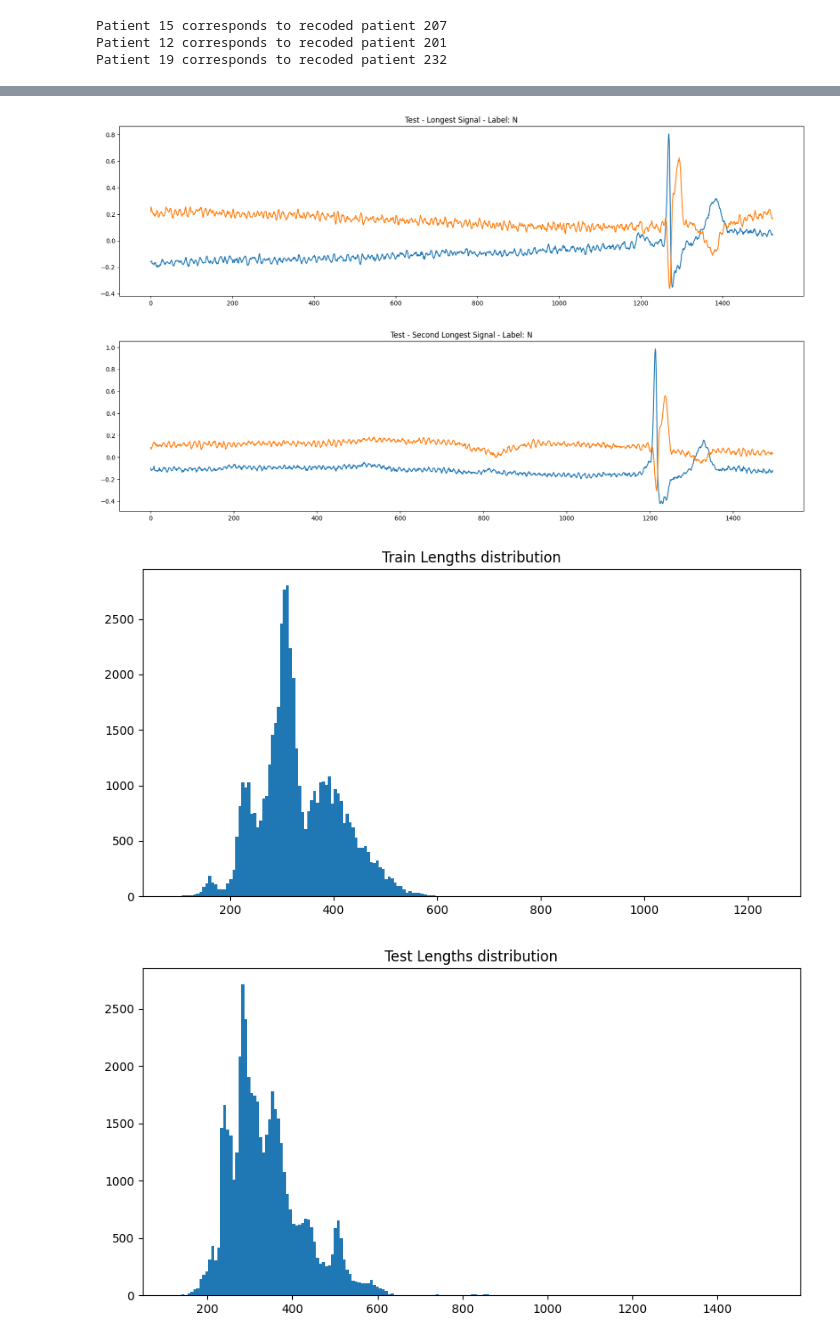
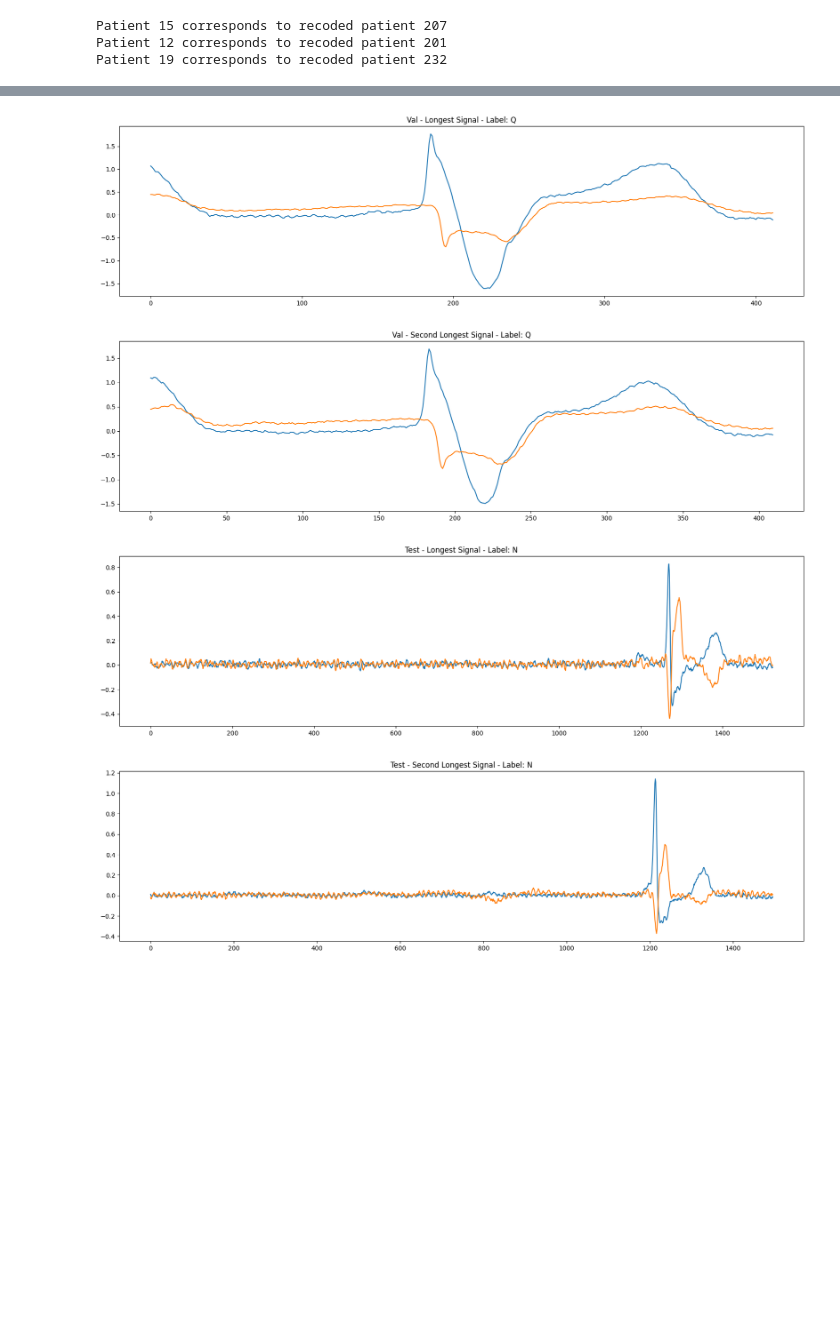
Before and after one commit to luna97/MIT-BIH_ecg_arrhytmia, a Jupyter notebook: preprocess_dataset.ipynb, the cells around one changed output, grey strips where cells are left out. Saved outputs shown, nothing was run; the diff lists cells and outputs as text; code cells hidden in the pictures; blank space fills up the shorter version.

```diff
--- a/preprocess_dataset.ipynb
+++ b/preprocess_dataset.ipynb
@@ -149,3 +193,24 @@ Patient 19 has a sample with 1014 samples at index 643260 from 642589 to 643603
+# %%
+# get some examples for debugging
+#processed_samples_train = create_samples(signals_train, annotations_train, data_folder='data/preprocessed_base/', subset='train', in_memory=True, preprocessing_method=None, normalization=None)
+#processed_samples_test = create_samples(signals_test, annotations_test, data_folder='data/preprocessed_base/', subset='test', in_memory=True, preprocessing_method=None, normalization=None)
+#processed_samples_val = create_samples(signals_val, annotations_val, data_folder='data/preprocessed_base/', subset='val', in_memory=True, preprocessing_method=None, normalization=None)
+
+#processed_samples_train = create_samples(signals_train, annotations_train, data_folder='data/preprocessed_nk_clean/', subset='train', in_memory=True, preprocessing_method='nk_clean')
+#processed_samples_test = create_samples(signals_test, annotations_test, data_folder='data/preprocessed_nk_clean/', subset='test', in_memory=True, preprocessing_method='nk_clean')
+#processed_samples_val = create_samples(signals_val, annotations_val, data_folder='data/preprocessed_nk_clean/', subset='val', in_memory=True, preprocessing_method='nk_clean')
+
+#processed_samples_train = create_samples(signals_train, annotations_train, data_folder='data/preprocessed_raw/', subset='train', in_memory=True, preprocessing_method=None, normalization=None)
+#processed_samples_test = create_samples(signals_test, annotations_test, data_folder='data/preprocessed_raw/', subset='test', in_memory=True, preprocessing_method=None, normalization=None)
+#processed_samples_val = create_samples(signals_val, annotations_val, data_folder='data/preprocessed_raw/', subset='val', in_memory=True, preprocessing_method=None, normalization=None)
+
+#processed_samples_train = create_samples(signals_train, annotations_train, data_folder='data/preprocessed_01/', subset='train', in_memory=True, preprocessing_method=None, normalization='01')
+#processed_samples_test = create_samples(signals_test, annotations_test, data_folder='data/preprocessed_01/', subset='test', in_memory=True, preprocessing_method=None, normalization='01')
+#processed_samples_val = create_samples(signals_val, annotations_val, data_folder='data/preprocessed_01/', subset='val', in_memory=True, preprocessing_method=None, normalization='01')
+
+processed_samples_train = create_samples(signals_train, annotations_train, data_folder='data/preprocessed_bas_wander/', subset='train', in_memory=True, preprocessing_method='bas_wander', normalization=None)
+processed_samples_test = create_samples(signals_test, annotations_test, data_folder='data/preprocessed_bas_wander/', subset='test', in_memory=True, preprocessing_method='bas_wander', normalization=None)
+processed_samples_val = create_samples(signals_val, annotations_val, data_folder='data/preprocessed_bas_wander/', subset='val', in_memory=True, preprocessing_method='bas_wander', normalization=None)
 # %%
 print(f'Patient 15 corresponds to recoded patient {train[15]}')
 print(f'Patient 12 corresponds to recoded patient {train[12]}')
@@ -163,11 +228,16 @@ print(Counter(labels))
 labels = [label for _, label in processed_samples_test]
 print(Counter(labels))
 
+labels = [label for _, label in processed_samples_val]
+print(Counter(labels))
+
 # measure the average length of the samples as well as maximum and minimum
 lengths = [len(signal) for signal, _ in processed_samples_train]
 print(f'Average length: {np.mean(lengths)}')
 print(f'Max length: {np.max(lengths)}')
 print(f'Min length: {np.min(lengths)}')
+
+
 
 # plot the longest signal
 import matplotlib.pyplot as plt
@@ -183,6 +253,20 @@ signal, label = processed_samples_train[np.argsort(lengths)[-2]]
 plt.figure(figsize=(20, 5))
 plt.plot(signal)
 plt.title(f'Train - Second Longest Signal - Label: {label}')
+
+# plot the longest signal from val
+lengths_val = [len(signal) for signal, _ in processed_samples_val]
+signal, label = processed_samples_val[np.argmax(lengths_val)]
+plt.figure(figsize=(20, 5))
+plt.plot(signal)
+plt.title(f'Val - Longest Signal - Label: {label}')
+
+# plot the second longest signal from val
+signal, label = processed_samples_val[np.argsort(lengths_val)[-2]]
+plt.figure(figsize=(20, 5))
+plt.plot(signal)
+plt.title(f'Val - Second Longest Signal - Label: {label}')
+
 
 # plot the longest signal from test
 lengths_test = [len(signal) for signal, _ in processed_samples_test]
@@ -206,6 +290,11 @@ plt.figure(figsize=(10, 5))
 plt.hist(lengths_test, bins=200)
 plt.title('Test Lengths distribution')
 
+# plot the distribution of the lengths for val
+plt.figure(figsize=(10, 5))
+plt.hist(lengths_val, bins=200)
+plt.title('Val Lengths distribution')
+
 # print the number of samples that has len bigger than 500
 print('Samples longer than 1000: ', len([l for l in lengths if l > 1000]))
 # %% [output]
@@ -220,4 +310,4 @@ Samples longer than 1000:  3
-[figure, old version]
+[figure, new version]
-[figure, old version]
+[figure, new version]
-[figure, old version]
+[figure, new version]
-[figure, old version]
+[figure, new version]
```
Also changed, not shown: parts of 11 cells of this notebook, 9 other files.
